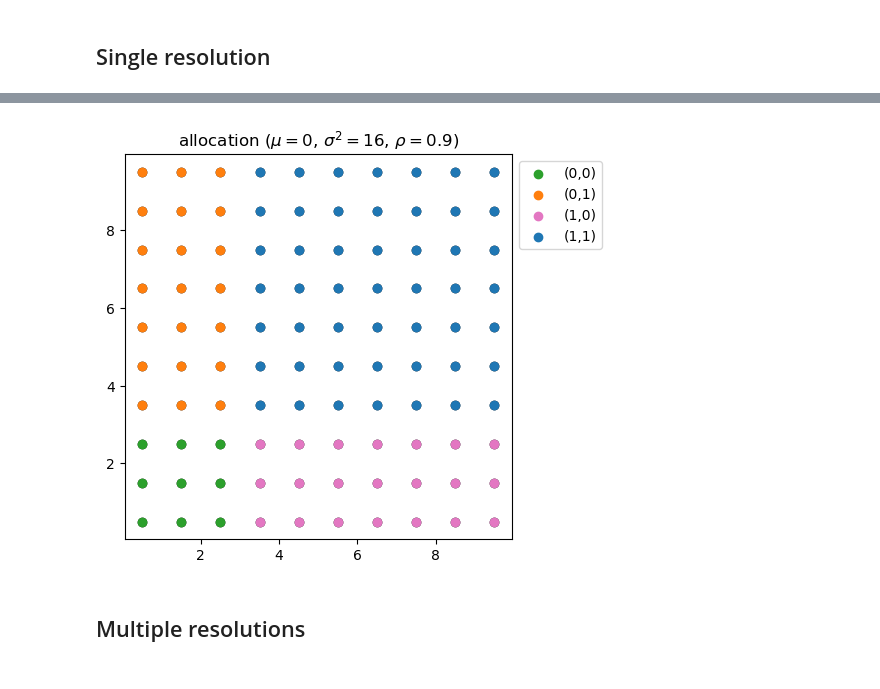
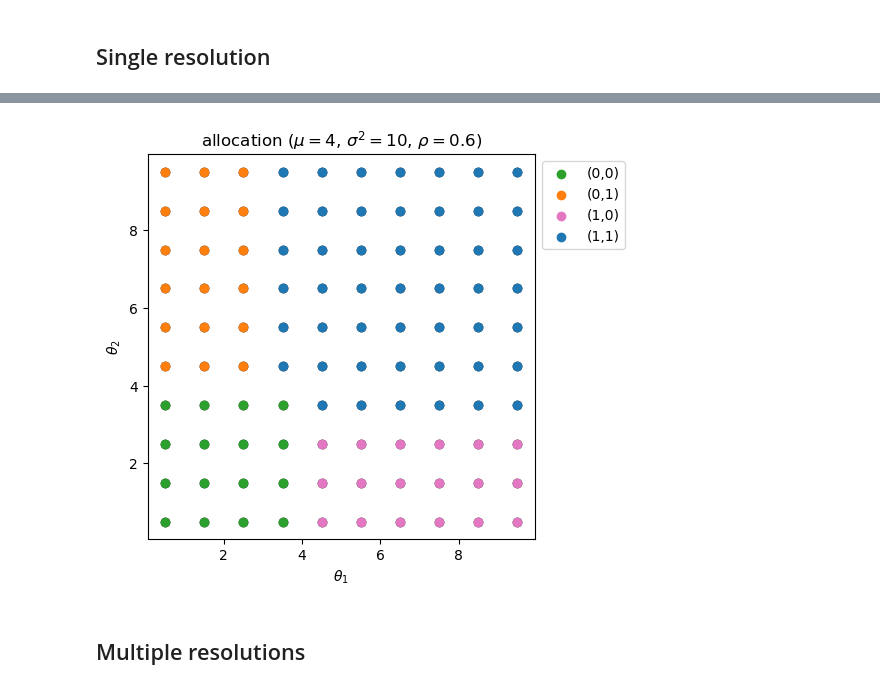
Before and after one commit to x-dupuis/screening-algo, a Jupyter notebook: examples/Schmalensee.ipynb, the cells around one changed output, grey strips where cells are left out. Saved outputs shown, nothing was run; the diff lists cells and outputs as text; code cells hidden in the pictures.

```diff
--- a/examples/Schmalensee.ipynb
+++ b/examples/Schmalensee.ipynb
@@ -22,7 +22,7 @@ theta0 = (t0[1:]+t0[:-1])/2 ; theta1 = (t1[1:]+t1[:-1])/2
 theta0, theta1 = np.meshgrid(theta0,theta1)
 theta = np.stack((theta0.flatten(), theta1.flatten())); N = theta.shape[-1] # number of types
 
-mu = 4; sigma2 = 10; rho = 0.4
+mu = 4; sigma2 = 10; rho = 0.6
 distribution = multivariate_normal(mu*np.array([1, 1]), sigma2*np.array([[1, rho], [rho,1]]))
 cd = distribution.cdf(np.dstack(np.meshgrid(t0,t1)))
 f = cd[1:,1:] + cd[:-1,:-1] - cd[1:,:-1] - cd[:-1,1:]
@@ -138,22 +114,24 @@ model.display(model.p, title='prices', figsize=(6,5))
 # %%
 atol = 1e-6
 y0_0 = np.isclose(model.y[:model.N],0, atol=atol)
 y0_1 = np.isclose(model.y[:model.N],1, atol=atol, rtol=0)
 y1_0 = np.isclose(model.y[model.N:],0, atol=atol)
 y1_1 = np.isclose(model.y[model.N:],1, atol=atol, rtol=0)
 
 y_00 = np.flatnonzero(np.logical_and(y0_0, y1_0))
 y_01 = np.flatnonzero(np.logical_and(y0_0, y1_1))
 y_10 = np.flatnonzero(np.logical_and(y0_1, y1_0))
 y_11 = np.flatnonzero(np.logical_and(y0_1, y1_1))
 
 fig, ax = plt.subplots(figsize=(5,5))
 _ = ax.scatter(theta[0], theta[1], facecolors='w',edgecolors='k')
 _ = ax.scatter(theta[0, y_00], theta[1, y_00], c='tab:green', label='(0,0)')
 _ = ax.scatter(theta[0, y_01], theta[1, y_01], c='tab:orange', label='(0,1)')
 _ = ax.scatter(theta[0, y_10], theta[1, y_10], c='tab:pink', label='(1,0)')
 _ = ax.scatter(theta[0, y_11], theta[1, y_11], c='tab:blue', label='(1,1)')
 _ = ax.legend(bbox_to_anchor=(1, 1),loc='upper left') #bbox_to_anchor=(0., -.13, 1., .1), loc='lower left', ncols=4, mode="expand", borderaxespad=0.) #(bbox_to_anchor=(1.02, 1.), loc='lower right')
 _ = ax.set_title(rf'allocation ($\mu=${mu}, $\sigma^2=${sigma2}, $\rho=${rho})')
+_ = ax.set_xlabel(r'$\theta_1$'); _ = ax.set_ylabel(r'$\theta_2$')
+# _ = ax.set_title('allocation')
 # %% [output]
-[figure, old version]
+[figure, new version]
```
Also changed, not shown: parts of 14 cells of this notebook, 4 other files.
